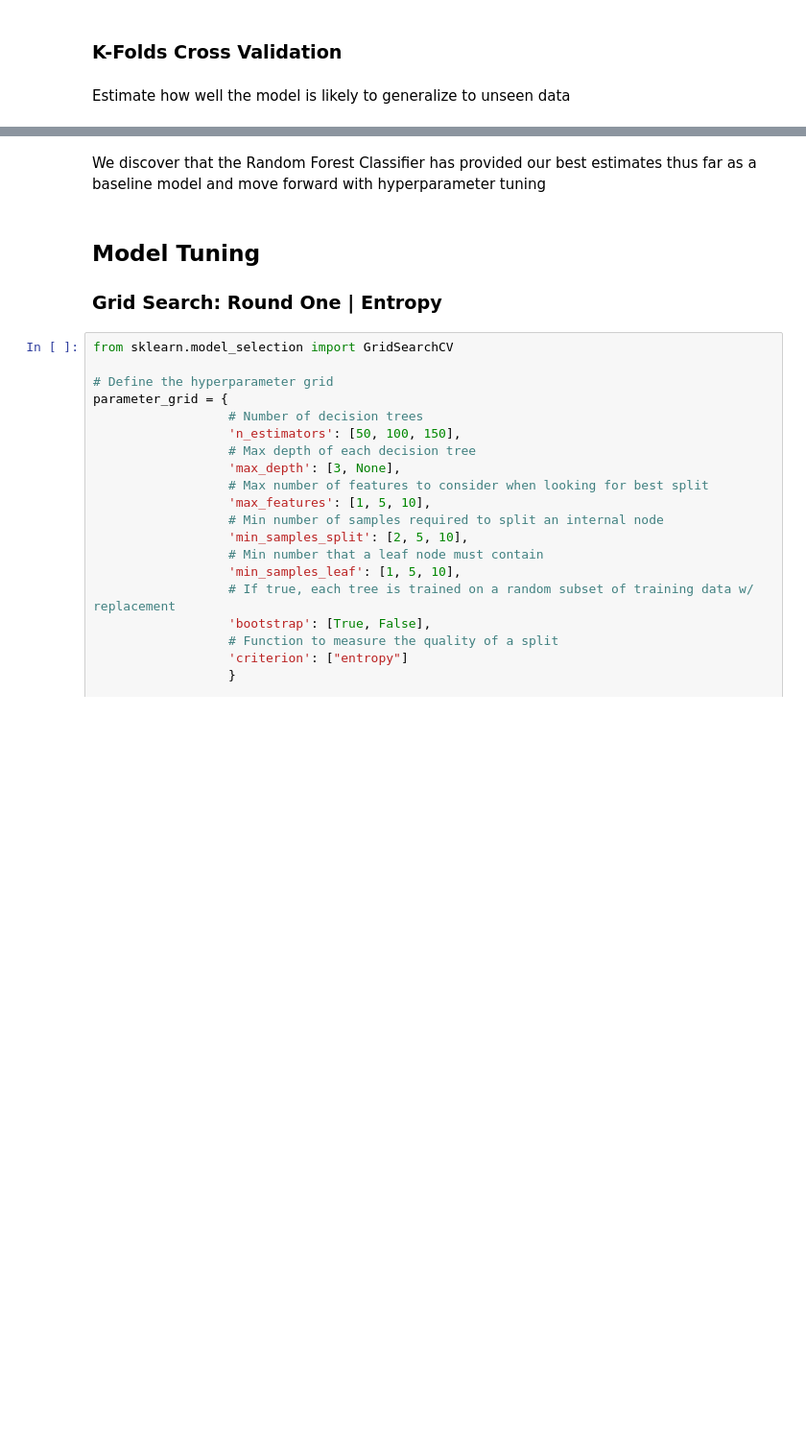
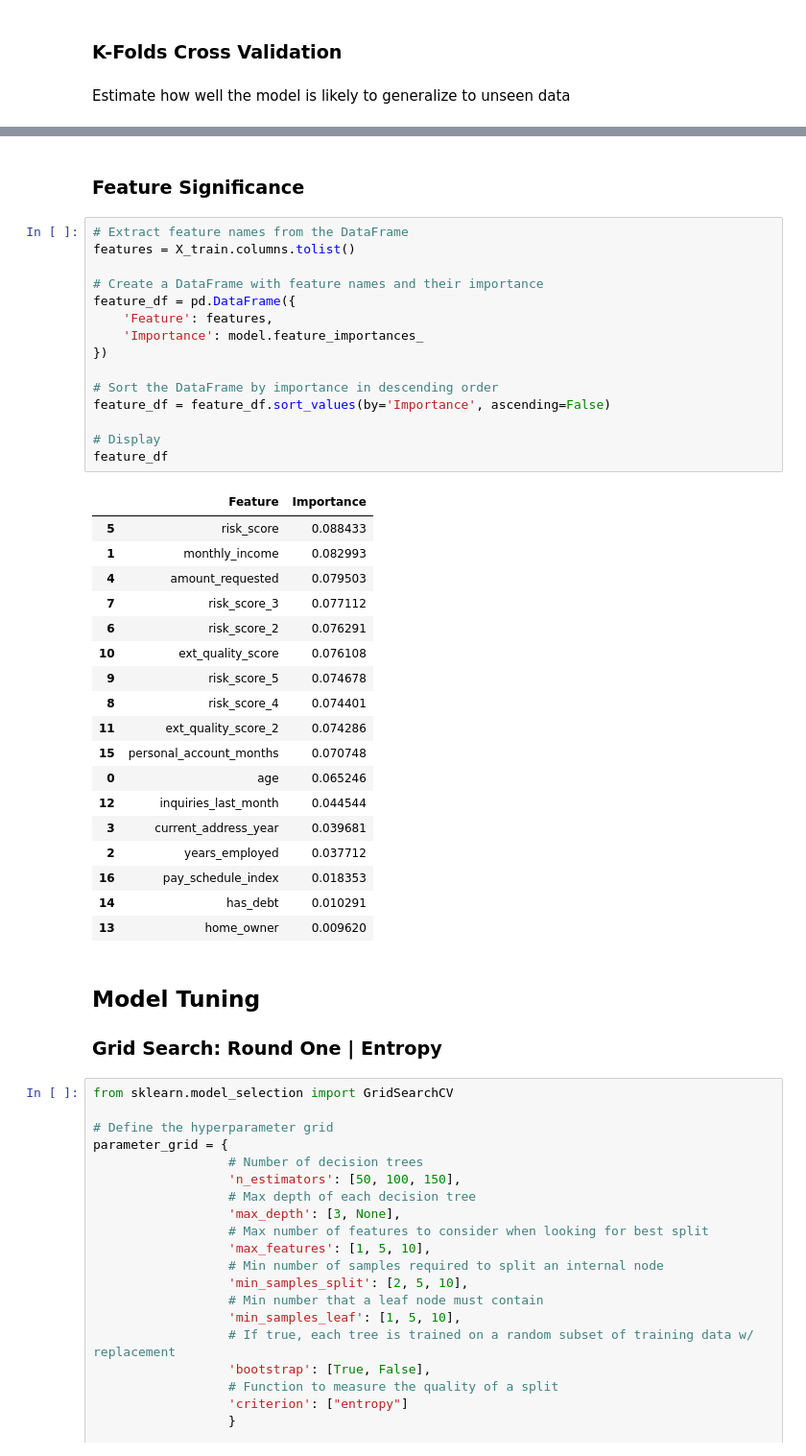
Before and after one commit to c-grigsby/ml-fintech-case-studies, a Jupyter notebook: predicting-loan-signatures/notebooks/predicting-loan-signatures_model.ipynb, the cells around one changed output, grey strips where cells are left out. Shown at 96% size. Cells and saved outputs as stored; diff of their text form; blank space fills up the shorter version.

```diff
--- a/predicting-loan-signatures/notebooks/predicting-loan-signatures_model.ipynb
+++ b/predicting-loan-signatures/notebooks/predicting-loan-signatures_model.ipynb
@@ -279,5 +353,39 @@ Cross Validated Scores Mean: 0.62478 Std: (+/- 0.02322)
-# %% [markdown]
-We discover that the Random Forest Classifier has provided our best estimates thus far as a baseline model and move forward with hyperparameter tuning
+# %% [markdown]
+### Feature Significance
+# %%
+# Extract feature names from the DataFrame
+features = X_train.columns.tolist()
+
+# Create a DataFrame with feature names and their importance
+feature_df = pd.DataFrame({
+    'Feature': features,
+    'Importance': model.feature_importances_
+})
+
+# Sort the DataFrame by importance in descending order
+feature_df = feature_df.sort_values(by='Importance', ascending=False)
+
+# Display
+feature_df
+# %% [output]
+|  | Feature | Importance |
+| 5 | risk_score | 0.088433 |
+| 1 | monthly_income | 0.082993 |
+| 4 | amount_requested | 0.079503 |
+| 7 | risk_score_3 | 0.077112 |
+| 6 | risk_score_2 | 0.076291 |
+| 10 | ext_quality_score | 0.076108 |
+| 9 | risk_score_5 | 0.074678 |
+| 8 | risk_score_4 | 0.074401 |
+| 11 | ext_quality_score_2 | 0.074286 |
+| 15 | personal_account_months | 0.070748 |
+| 0 | age | 0.065246 |
+| 12 | inquiries_last_month | 0.044544 |
+| 3 | current_address_year | 0.039681 |
+| 2 | years_employed | 0.037712 |
+| 16 | pay_schedule_index | 0.018353 |
+| 14 | has_debt | 0.010291 |
+| 13 | home_owner | 0.009620 |
 # %% [markdown]
 ## Model Tuning
 
```
Also changed, not shown: parts of 16 cells of this notebook, 3 other files.
